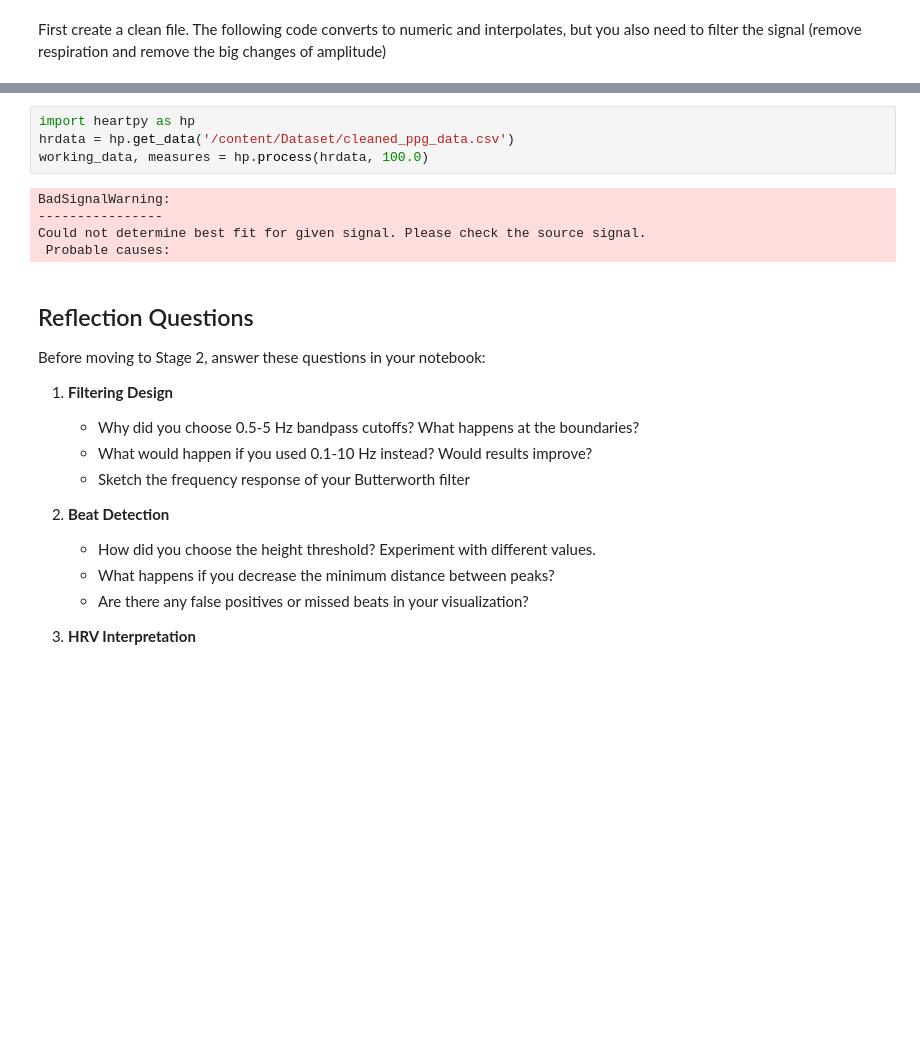
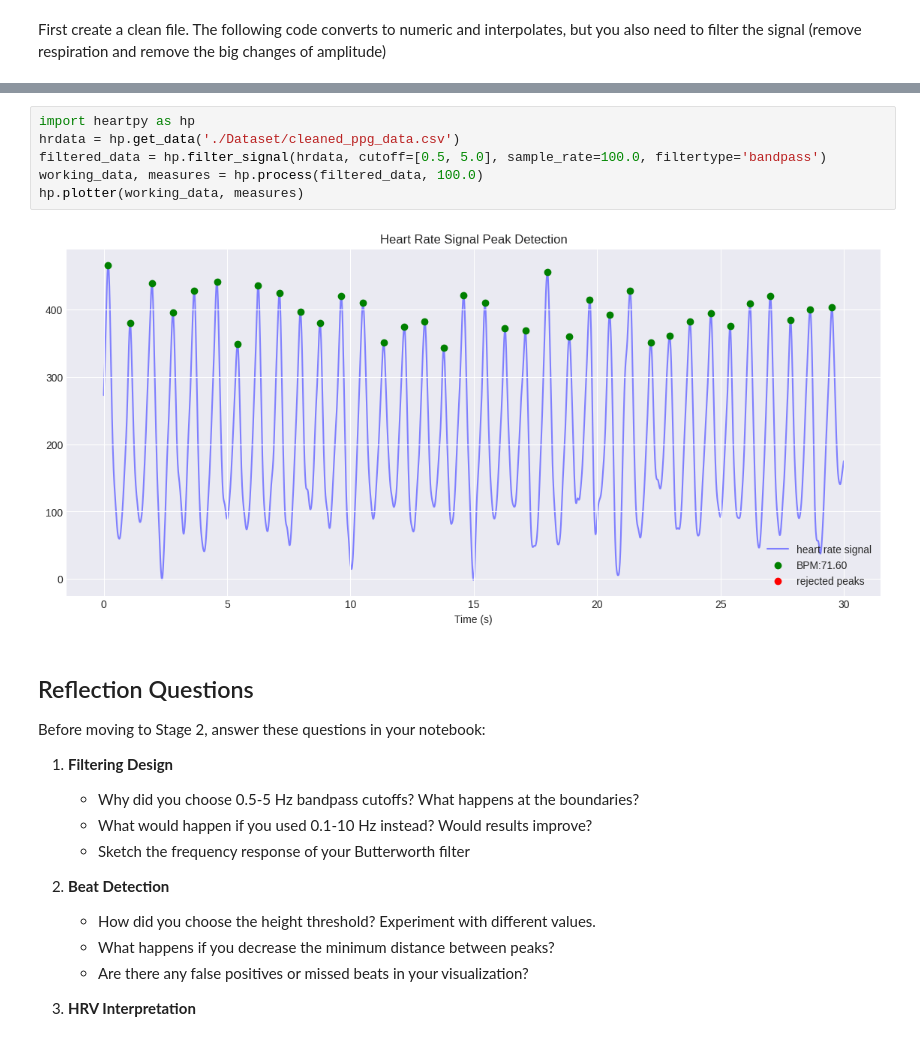
Before and after one commit to ac-pate/Pervasive-Computing-for-Health, a Jupyter notebook: assignment_2/Achal_Patel_Stage_1_At_Rest_Processing.ipynb, the cells around one changed output, grey strips where cells are left out. Drawn from its saved outputs; the diff is of its cells as text; blank space fills up the shorter version.

```diff
--- a/assignment_2/Achal_Patel_Stage_1_At_Rest_Processing.ipynb
+++ b/assignment_2/Achal_Patel_Stage_1_At_Rest_Processing.ipynb
@@ -739,12 +706,11 @@ Cleaned data saved to: /content/Dataset/cleaned_ppg_data.csv
 # %%
 import heartpy as hp
-hrdata = hp.get_data('/content/Dataset/cleaned_ppg_data.csv')
-working_data, measures = hp.process(hrdata, 100.0)
+hrdata = hp.get_data('./Dataset/cleaned_ppg_data.csv')
+filtered_data = hp.filter_signal(hrdata, cutoff=[0.5, 5.0], sample_rate=100.0, filtertype='bandpass')
+working_data, measures = hp.process(filtered_data, 100.0)
+hp.plotter(working_data, measures)
 # %% [output]
-BadSignalWarning:
-----------------
-Could not determine best fit for given signal. Please check the source signal.
- Probable causes:
+[figure, added]
 # %% [markdown]
 ## Reflection Questions
 
```
Also changed, not shown: parts of 14 cells of this notebook, 10 other files.
